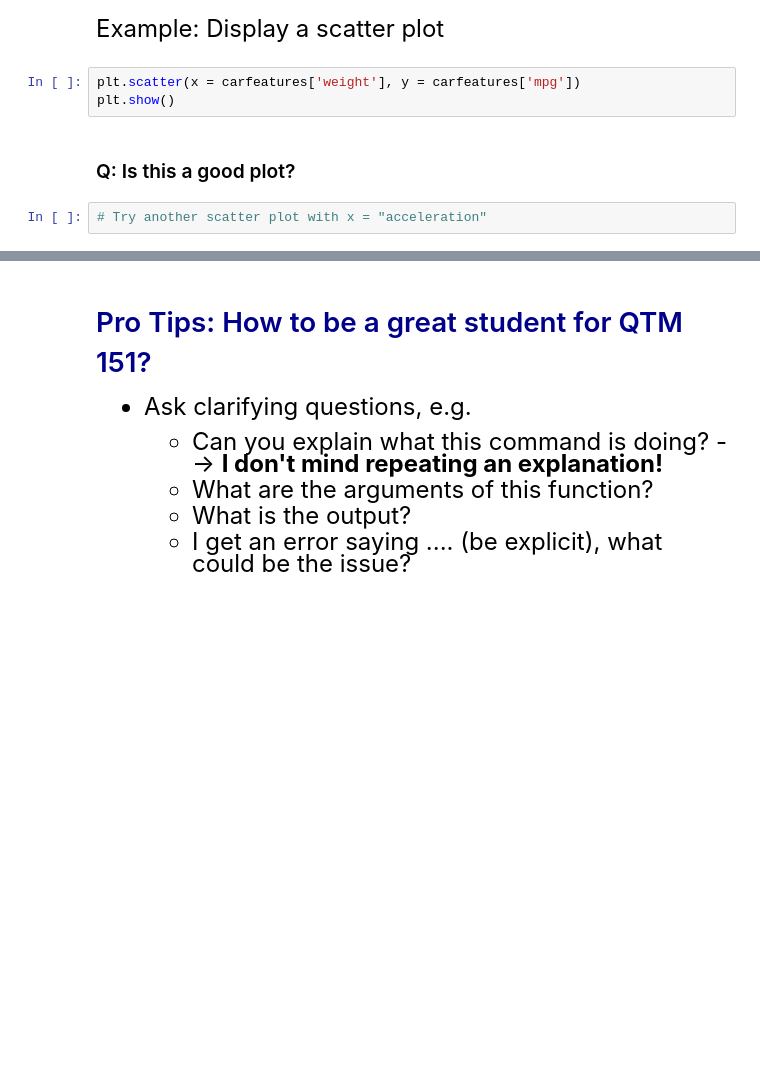
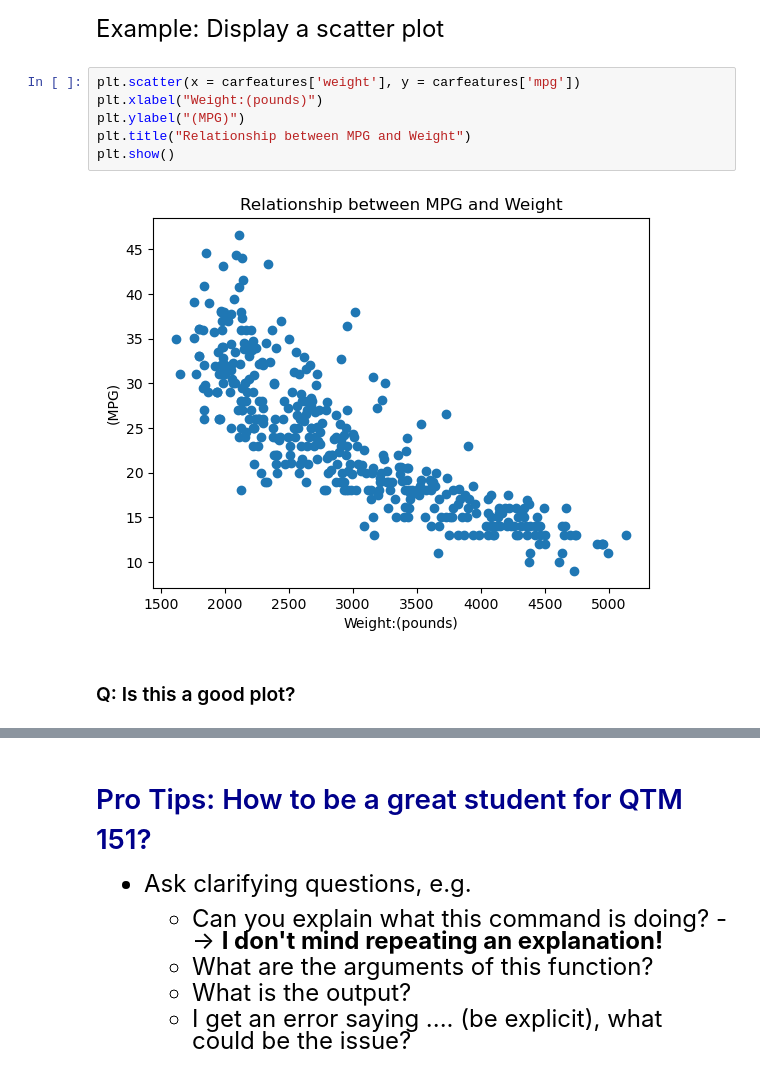
Before and after one commit to TaeHeo-School/qtm151fall2025, a Jupyter notebook: Lecture_02/Lecture1 - MyCopy.ipynb, the cells around one changed output, grey strips where cells are left out. Cells and saved outputs as stored; diff of their text form; blank space fills up the shorter version.

```diff
--- a/Lecture_02/Lecture1 - MyCopy.ipynb
+++ b/Lecture_02/Lecture1 - MyCopy.ipynb
@@ -271,8 +333,11 @@ carfeatures.describe()
 Example: Display a scatter plot
 # %%
 plt.scatter(x = carfeatures['weight'], y = carfeatures['mpg'])
+plt.xlabel("Weight:(pounds)")
+plt.ylabel("(MPG)")
+plt.title("Relationship between MPG and Weight")
 plt.show()
+# %% [output]
+[figure, added]
 # %% [markdown]
 ### Q: Is this a good plot?
-# %%
-# Try another scatter plot with x = "acceleration"
```
Also changed, not shown: parts of 7 cells of this notebook.
